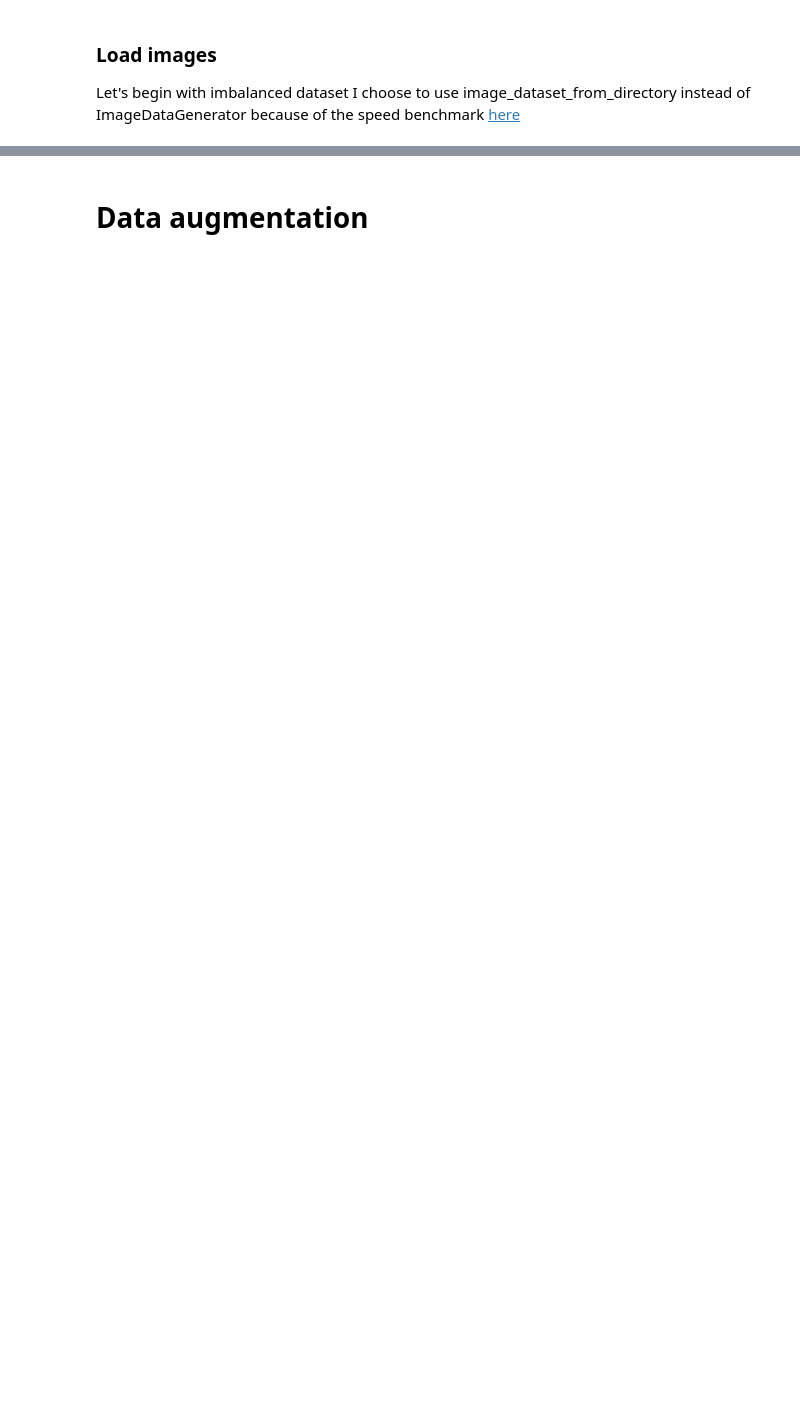
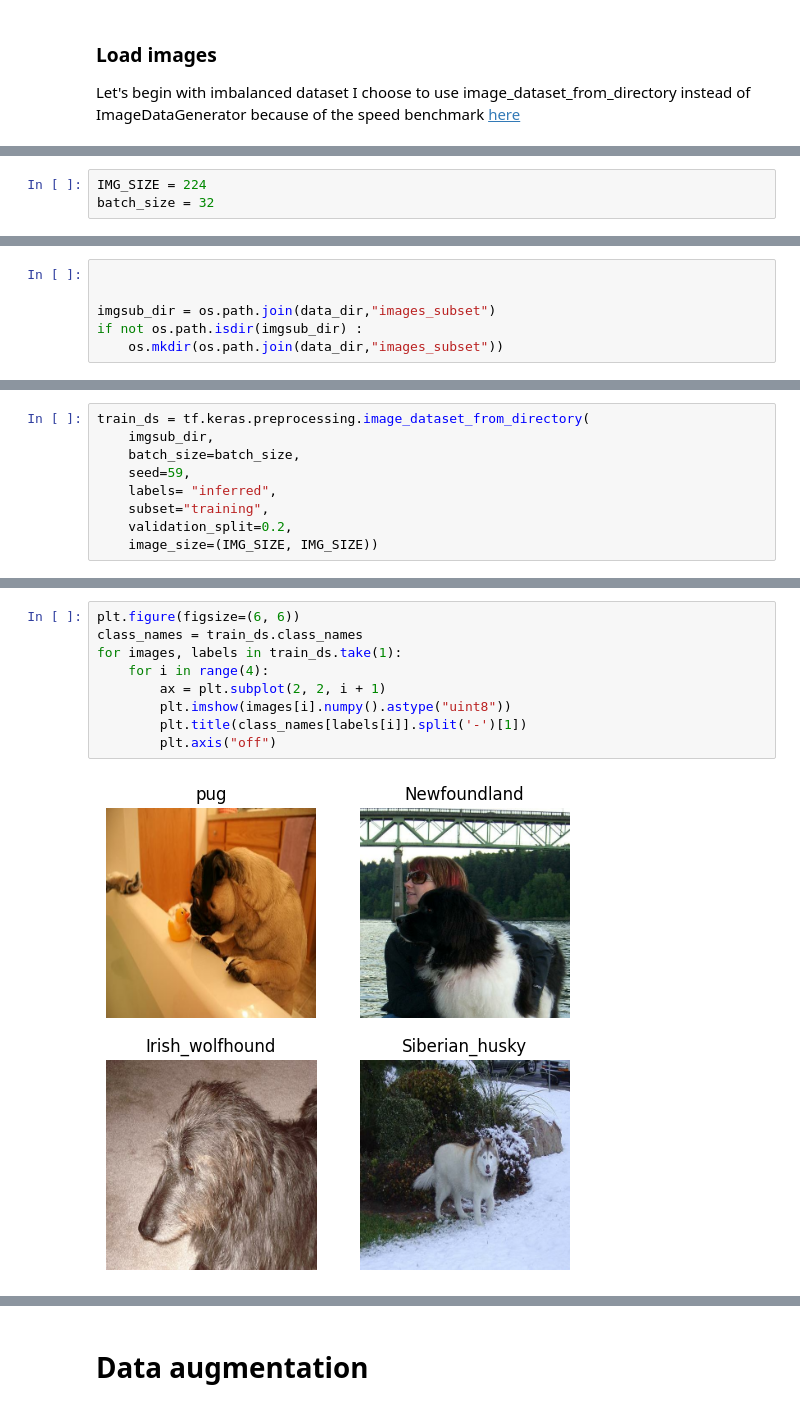
Before and after one commit to CYaiche/dog_breed_classification, a Jupyter notebook: model.ipynb, the cells around one changed output, grey strips where cells are left out. Cells and saved outputs as stored; diff of their text form; blank space fills up the shorter version.

```diff
--- a/model.ipynb
+++ b/model.ipynb
@@ -108,0 +51,3 @@ Error:
+# %%
+IMG_SIZE = 224
+batch_size = 32
@@ -108,0 +56,6 @@ Error:
+# %%
+
+
+imgsub_dir = os.path.join(data_dir,"images_subset")
+if not os.path.isdir(imgsub_dir) :
+    os.mkdir(os.path.join(data_dir,"images_subset"))
@@ -108,0 +90,9 @@ Error:
+# %%
+train_ds = tf.keras.preprocessing.image_dataset_from_directory(
+    imgsub_dir,
+    batch_size=batch_size,
+    seed=59,
+    labels= "inferred",
+    subset="training",
+    validation_split=0.2,
+    image_size=(IMG_SIZE, IMG_SIZE))
@@ -108,0 +140,11 @@ Error:
+# %%
+plt.figure(figsize=(6, 6))
+class_names = train_ds.class_names
+for images, labels in train_ds.take(1):
+    for i in range(4):
+        ax = plt.subplot(2, 2, i + 1)
+        plt.imshow(images[i].numpy().astype("uint8"))
+        plt.title(class_names[labels[i]].split('-')[1])
+        plt.axis("off")
+# %% [output]
+[figure, added]
```
Also changed, not shown: parts of 40 cells of this notebook.
